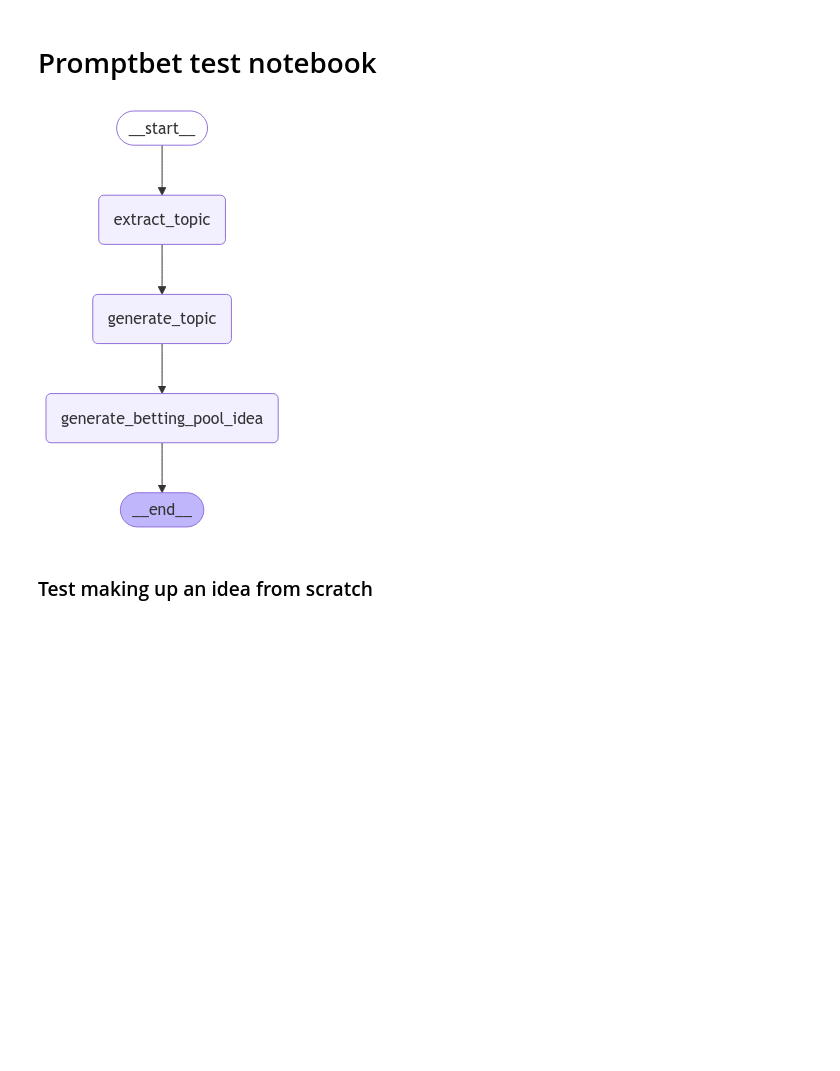
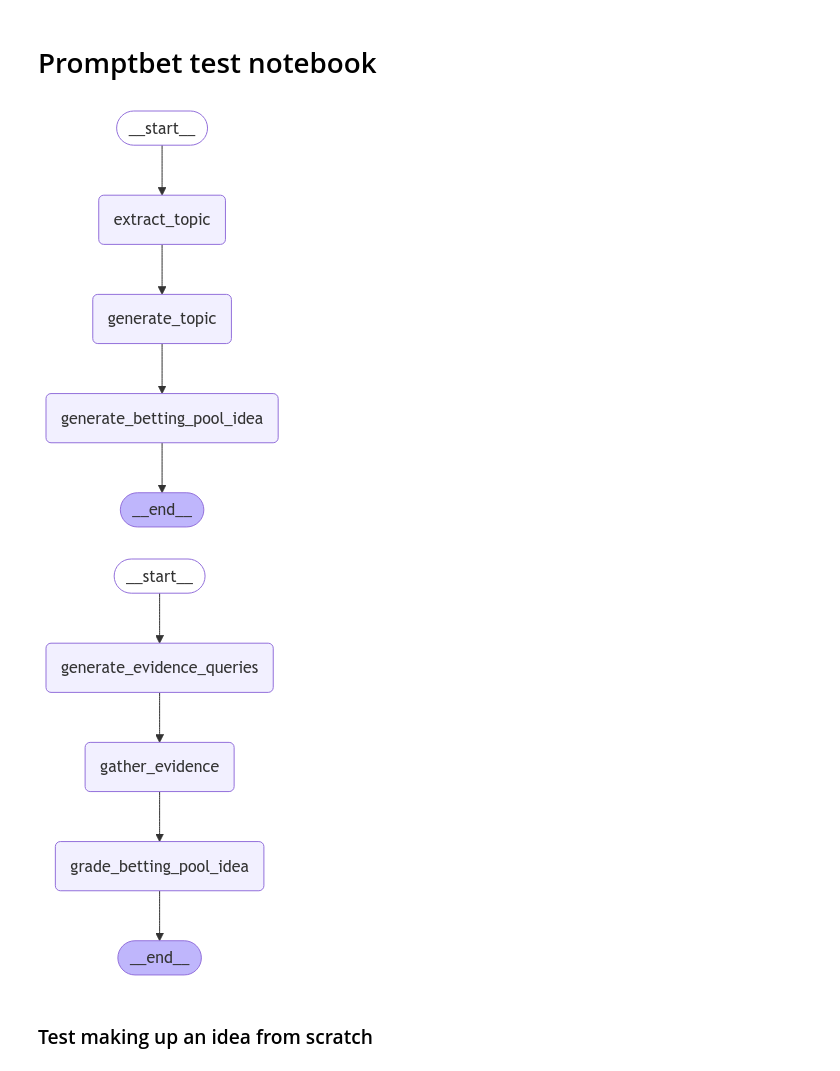
Before and after one commit to can-i-bet-on/can-i-bet-on-agent, a Jupyter notebook: betting_pool_experiment.ipynb, the cells around one changed output. Cells and saved outputs as stored; diff of their text form; code cells hidden in the pictures; blank space fills up the shorter version.

```diff
--- a/betting_pool_experiment.ipynb
+++ b/betting_pool_experiment.ipynb
@@ -5,12 +5,18 @@
 # %%
 from IPython.display import Image, display
 from betting_pool_generator import betting_pool_idea_generator_agent
+from betting_idea_grader import betting_pool_idea_grader_agent
 
 display(
     Image(betting_pool_idea_generator_agent.get_graph(xray=True).draw_mermaid_png())
 )
+
+display(
+    Image(betting_pool_idea_grader_agent.get_graph(xray=True).draw_mermaid_png())
+)
 # %% [output]
 [figure]
+[figure, added]
 # %% [markdown]
 ### Test making up an idea from scratch
 # %%
```
Also changed, not shown: 5 other files.
